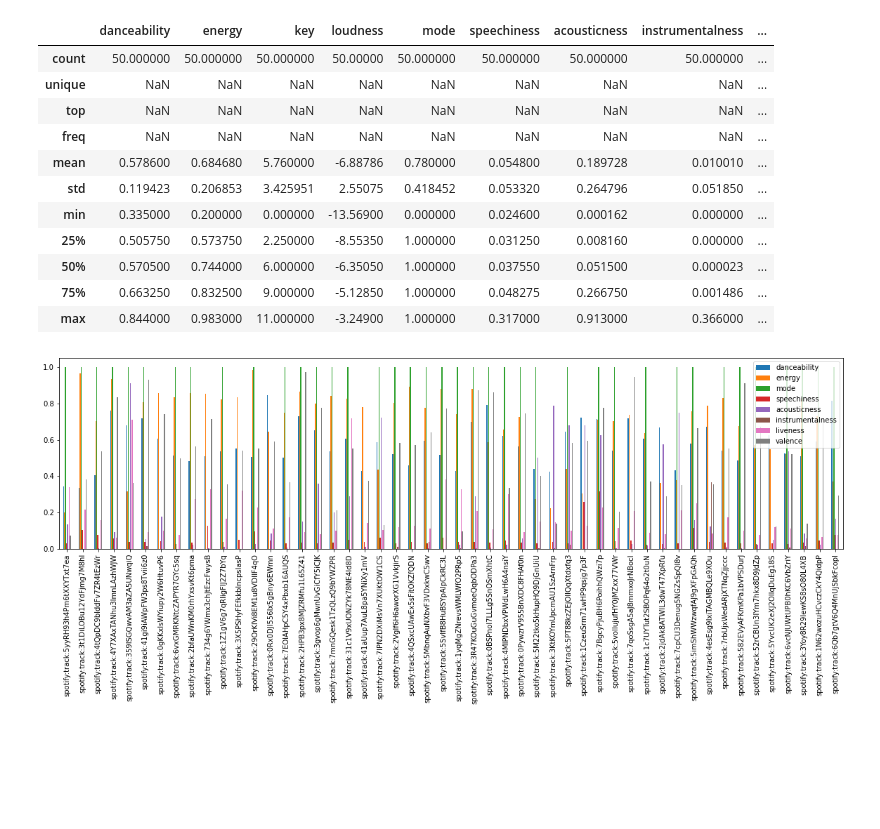
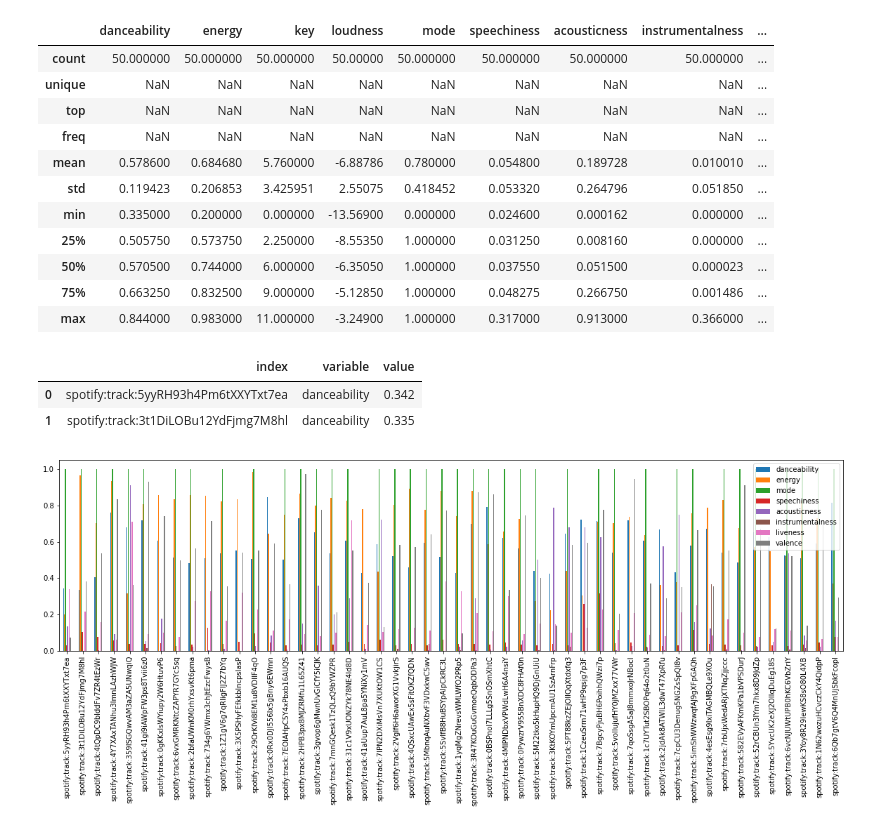
Before and after one commit to caitray13/moodify, a Jupyter notebook: EDA.ipynb, the cells around one changed output. Saved outputs shown, nothing was run; the diff lists cells and outputs as text; code cells hidden in the pictures; blank space fills up the shorter version.

```diff
--- a/EDA.ipynb
+++ b/EDA.ipynb
@@ -126 +156,8 @@ audio_analysis_df.describe(include='all')
+# %%
+long_df = pd.melt(audio_analysis_df.reset_index(), id_vars='index', value_vars=AUDIO_FEATURES)
+long_df.head(2)
+# %% [output]
+|  | index | variable | value |
+| 0 | spotify:track:5yyRH93h4Pm6tXXYTxt7ea | danceability | 0.342 |
+| 1 | spotify:track:3t1DiLOBu12YdFjmg7M8hl | danceability | 0.335 |
 # %%
```
Also changed, not shown: parts of 8 cells of this notebook, 2 other files.
